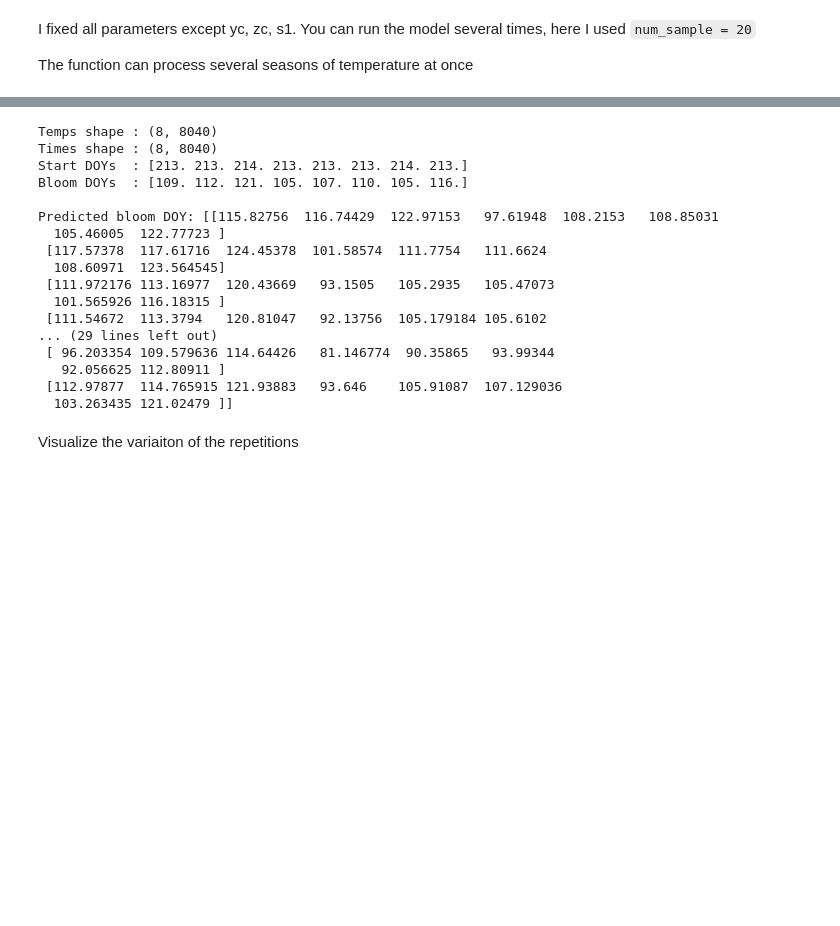
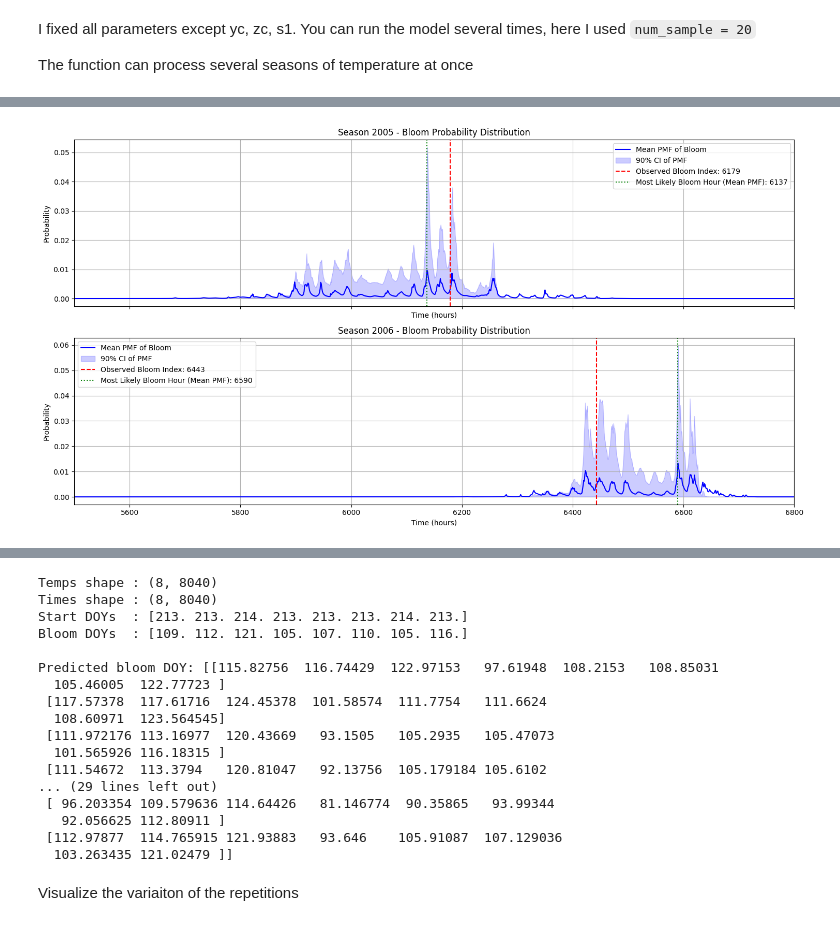
Before and after one commit to larscaspersen/phenoflex_meets_bayes, a Jupyter notebook: hybridmodel_phenoflex.ipynb, the cells around one changed output, grey strips where cells are left out. Drawn from its saved outputs; the diff is of its cells as text; code cells hidden in the pictures; blank space fills up the shorter version.

Commit message:
added survival/hazard prediction

```diff
--- a/hybridmodel_phenoflex.ipynb
+++ b/hybridmodel_phenoflex.ipynb
@@ -602,0 +958,71 @@ The function can process several seasons of temperature at once
+# %%
+import matplotlib.pyplot as plt
+import seaborn as sns
+import jax.numpy as jnp
+
+# Get predicted bloom PMFs (Probability Mass Functions)
+# Shape: (num_samples, num_seasons, num_timesteps - 1)
+bloom_pmf_pred = preds['bloom_pmf_pred']
+
+# Get observed bloom indices for each season
+# This should be available from the prepare_seasons_hazard function call (bloom_index)
+# Assuming 'bloom_index' is still available from the 'j5Ny2v30wqPW' cell's execution context
+# If not, it would need to be passed or re-derived.
+# For consistency, I will assume it is accessible as 'bloom_index'.
+
+num_samples = bloom_pmf_pred.shape[0]
+num_seasons = bloom_pmf_pred.shape[1]
+num_timesteps_minus_1 = bloom_pmf_pred.shape[2]
+
+# Assuming 'times' is available from the prepare_seasons_hazard output
+# 'times' has shape (num_seasons, num_timesteps)
+# The PMF corresponds to times[:, 1:], so we adjust for plotting
+
+fig, axes = plt.subplots(num_seasons, 1, figsize=(15, 4 * num_seasons), sharex=True)
+if num_seasons == 1:
+    axes = [axes] # Ensure axes is iterable even for a single subplot
+
+for i_season in range(num_seasons):
+    ax = axes[i_season]
+
+    # Extract PMFs for the current season across all samples
+    pmfs_for_season = bloom_pmf_pred[:, i_season, :]
+
+    # Calculate mean PMF
+    mean_pmf = jnp.mean(pmfs_for_season, axis=0)
+
+    # Calculate 90% credible interval for the PMF (5th and 95th percentiles)
+    lower_pmf = jnp.percentile(pmfs_for_season, 5, axis=0)
+    upper_pmf = jnp.percentile(pmfs_for_season, 95, axis=0)
+
+    # The x-axis for PMF is the hourly time steps.
+    # 'times' starts from 0, but pmf_pred corresponds to dt which is times[:, 1:].
+    hours_for_plotting = times[i_season, 1:]
+
+    # Plot the mean PMF
+    ax.plot(hours_for_plotting, mean_pmf, label='Mean PMF of Bloom', color='blue')
+    # Fill the credible interval
+    ax.fill_between(hours_for_plotting, lower_pmf, upper_pmf, color='blue', alpha=0.2, label='90% CI of PMF')
+
+    # Plot observed bloom index
+    if bloom_index is not None:
+        # `bloom_index` is 0-indexed and corresponds to the actual hourly step
+        observed_idx = bloom_index[i_season]
+        ax.axvline(x=observed_idx, color='red', linestyle='--', label=f'Observed Bloom Index: {observed_idx}')
+
+    # Find the most likely bloom hour from the mean PMF for labeling
+    most_likely_hour_mean_pmf = hours_for_plotting[jnp.argmax(mean_pmf)]
+    ax.axvline(x=most_likely_hour_mean_pmf, color='green', linestyle=':', label=f'Most Likely Bloom Hour (Mean PMF): {most_likely_hour_mean_pmf:.0f}')
+
+    ax.set_title(f'Season {years[i_season]} - Bloom Probability Distribution')
+    ax.set_xlabel('Time (hours)')
+    ax.set_ylabel('Probability')
+    ax.legend()
+    ax.grid(True)
+    ax.set_xlim(5500, 6800) # Set x-axis limit as requested by the user
+
+
+plt.tight_layout()
+plt.show()
+# %% [output]
+[figure, added]
```
Also changed, not shown: parts of 7 cells of this notebook.
